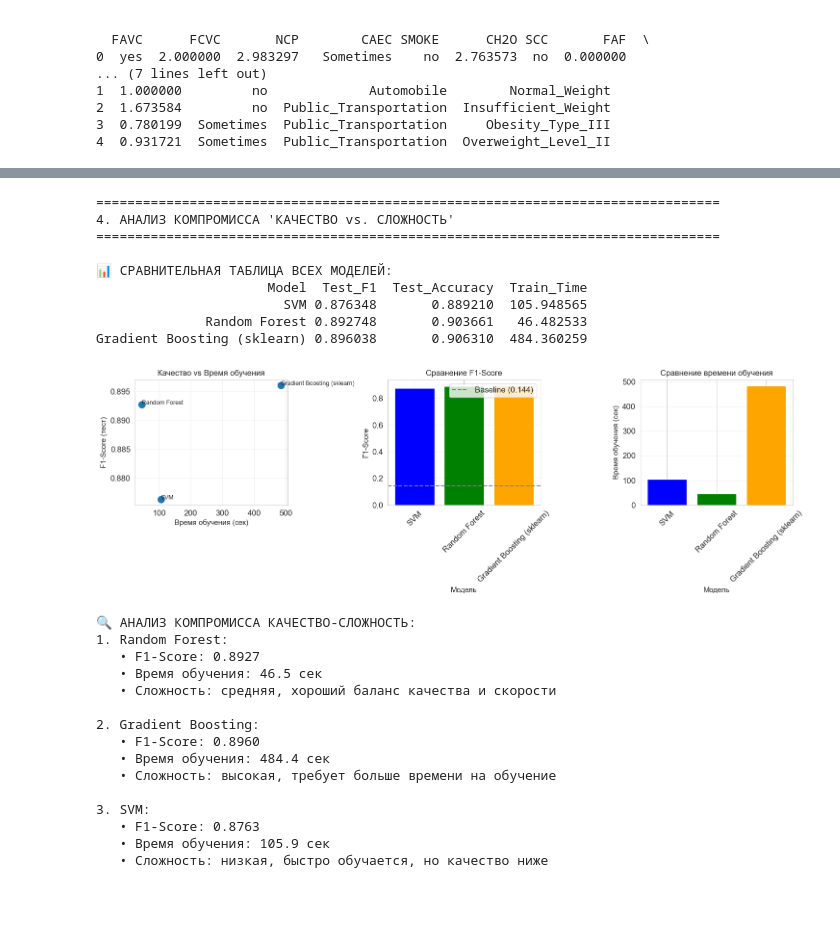
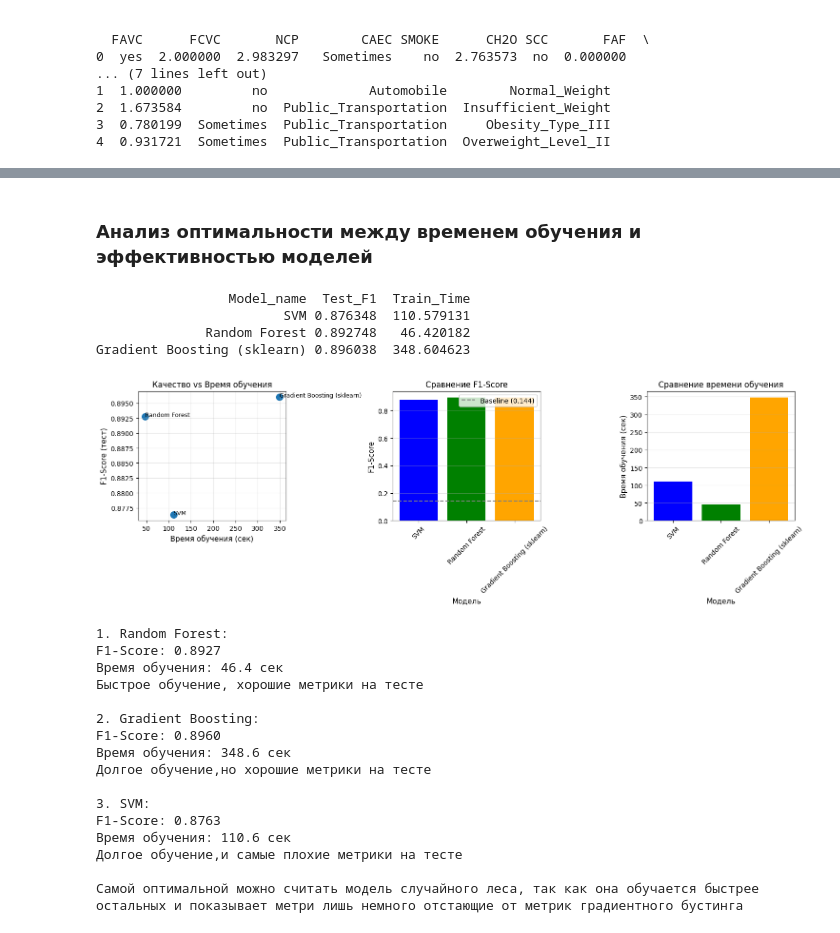
Before and after one commit to isakov03/obesity_risk_prediction, a Jupyter notebook: new.ipynb, the cells around one changed output, grey strips where cells are left out. Saved outputs shown, nothing was run; the diff lists cells and outputs as text; code cells hidden in the pictures; blank space fills up the shorter version.

```diff
--- a/new.ipynb
+++ b/new.ipynb
@@ -383,22 +589,18 @@ Fitting 5 folds for each of 12 candidates, totalling 60 fits
+# %% [markdown]
+### Анализ оптимальности между временем обучения и эффективностью моделей
 # %%
-print("\n" + "=" * 80)
-print("4. АНАЛИЗ КОМПРОМИССА 'КАЧЕСТВО vs. СЛОЖНОСТЬ'")
-print("=" * 80)
 
-# Создаем сравнительную таблицу
 import pandas as pd
 
 comparison_df = pd.DataFrame(results)
-print("\n📊 СРАВНИТЕЛЬНАЯ ТАБЛИЦА ВСЕХ МОДЕЛЕЙ:")
-print(comparison_df[['Model', 'Test_F1', 'Test_Accuracy', 'Train_Time']].to_string(index=False))
 
-# Визуализация компромисса
+print(comparison_df[['Model_name', 'Test_F1', 'Train_Time']].to_string(index=False))
+
 import matplotlib.pyplot as plt
 
 fig, axes = plt.subplots(1, 3, figsize=(15, 5))
 
-# 1. F1-Score vs Время обучения
-models = comparison_df['Model'].values
+models = comparison_df['Model_name'].values
 f1_scores = comparison_df['Test_F1'].values
 train_times = comparison_df['Train_Time'].values
 
@@ -408,68 +610,65 @@ for i, model in enumerate(models):
 axes[0].set_xlabel('Время обучения (сек)', fontsize=11)
 axes[0].set_ylabel('F1-Score (тест)', fontsize=11)
 axes[0].set_title('Качество vs Время обучения', fontsize=12)
 axes[0].grid(True, alpha=0.3)
 
-# 2. Сравнение F1-Score
+
 axes[1].bar(models, f1_scores, color=['blue', 'green', 'orange', 'red'])
 axes[1].axhline(y=baseline_f1, color='gray', linestyle='--', label=f'Baseline ({baseline_f1:.3f})')
 axes[1].set_xlabel('Модель', fontsize=11)
 axes[1].set_ylabel('F1-Score', fontsize=11)
 axes[1].set_title('Сравнение F1-Score', fontsize=12)
 axes[1].tick_params(axis='x', rotation=45)
 axes[1].legend()
 axes[1].grid(True, alpha=0.3, axis='y')
 
-# 3. Время обучения моделей
+
 axes[2].bar(models, train_times, color=['blue', 'green', 'orange', 'red'])
 axes[2].set_xlabel('Модель', fontsize=11)
 axes[2].set_ylabel('Время обучения (сек)', fontsize=11)
 axes[2].set_title('Сравнение времени обучения', fontsize=12)
 axes[2].tick_params(axis='x', rotation=45)
 axes[2].grid(True, alpha=0.3, axis='y')
 
 plt.tight_layout()
 plt.show()
 
-# Анализ сложности моделей
-print("\n🔍 АНАЛИЗ КОМПРОМИССА КАЧЕСТВО-СЛОЖНОСТЬ:")
 print("1. Random Forest:")
-print(f"   • F1-Score: {comparison_df.loc[1, 'Test_F1']:.4f}")
-print(f"   • Время обучения: {comparison_df.loc[1, 'Train_Time']:.1f} сек")
-print(f"   • Сложность: средняя, хороший баланс качества и скорости")
+print(f"F1-Score: {comparison_df.loc[1, 'Test_F1']:.4f}")
+print(f"Время обучения: {comparison_df.loc[1, 'Train_Time']:.1f} сек")
+print(f"Быстрое обучение, хорошие метрики на тесте")
 
 print("\n2. Gradient Boosting:")
-print(f"   • F1-Score: {comparison_df.loc[2, 'Test_F1']:.4f}")
-print(f"   • Время обучения: {comparison_df.loc[2, 'Train_Time']:.1f} сек")
-print(f"   • Сложность: высокая, требует больше времени на обучение")
+print(f"F1-Score: {comparison_df.loc[2, 'Test_F1']:.4f}")
+print(f"Время обучения: {comparison_df.loc[2, 'Train_Time']:.1f} сек")
+print(f"Долгое обучение,но хорошие метрики на тесте")
 
 print("\n3. SVM:")
-print(f"   • F1-Score: {comparison_df.loc[0, 'Test_F1']:.4f}")
-print(f"   • Время обучения: {comparison_df.loc[0, 'Train_Time']:.1f} сек")
-print(f"   • Сложность: низкая, быстро обучается, но качество ниже")
+print(f"F1-Score: {comparison_df.loc[0, 'Test_F1']:.4f}")
+print(f"Время обучения: {comparison_df.loc[0, 'Train_Time']:.1f} сек")
+print(f"Долгое обучение,и самые плохие метрики на тесте")
+
+
+print(f"\nСамой оптимальной можно считать модель случайного леса, так как она обучается быстрее остальных и показывает метри лишь немного отстающие от метрик градиентного бустинга")
 # %% [output]
-================================================================================
-4. АНАЛИЗ КОМПРОМИССА 'КАЧЕСТВО vs. СЛОЖНОСТЬ'
-================================================================================
-
-📊 СРАВНИТЕЛЬНАЯ ТАБЛИЦА ВСЕХ МОДЕЛЕЙ:
-                      Model  Test_F1  Test_Accuracy  Train_Time
-                        SVM 0.876348       0.889210  105.948565
-              Random Forest 0.892748       0.903661   46.482533
-Gradient Boosting (sklearn) 0.896038       0.906310  484.360259
+                 Model_name  Test_F1  Train_Time
+                        SVM 0.876348  110.579131
+              Random Forest 0.892748   46.420182
+Gradient Boosting (sklearn) 0.896038  348.604623
-[figure, old version]
+[figure, new version]
-🔍 АНАЛИЗ КОМПРОМИССА КАЧЕСТВО-СЛОЖНОСТЬ:
 1. Random Forest:
-   • F1-Score: 0.8927
-   • Время обучения: 46.5 сек
-   • Сложность: средняя, хороший баланс качества и скорости
+F1-Score: 0.8927
+Время обучения: 46.4 сек
+Быстрое обучение, хорошие метрики на тесте
 
 2. Gradient Boosting:
-   • F1-Score: 0.8960
-   • Время обучения: 484.4 сек
-   • Сложность: высокая, требует больше времени на обучение
+F1-Score: 0.8960
+Время обучения: 348.6 сек
+Долгое обучение,но хорошие метрики на тесте
 
 3. SVM:
-   • F1-Score: 0.8763
-   • Время обучения: 105.9 сек
-   • Сложность: низкая, быстро обучается, но качество ниже
+F1-Score: 0.8763
+Время обучения: 110.6 сек
+Долгое обучение,и самые плохие метрики на тесте
+
+Самой оптимальной можно считать модель случайного леса, так как она обучается быстрее остальных и показывает метри лишь немного отстающие от метрик градиентного бустинга
```
Also changed, not shown: parts of 29 cells of this notebook.
